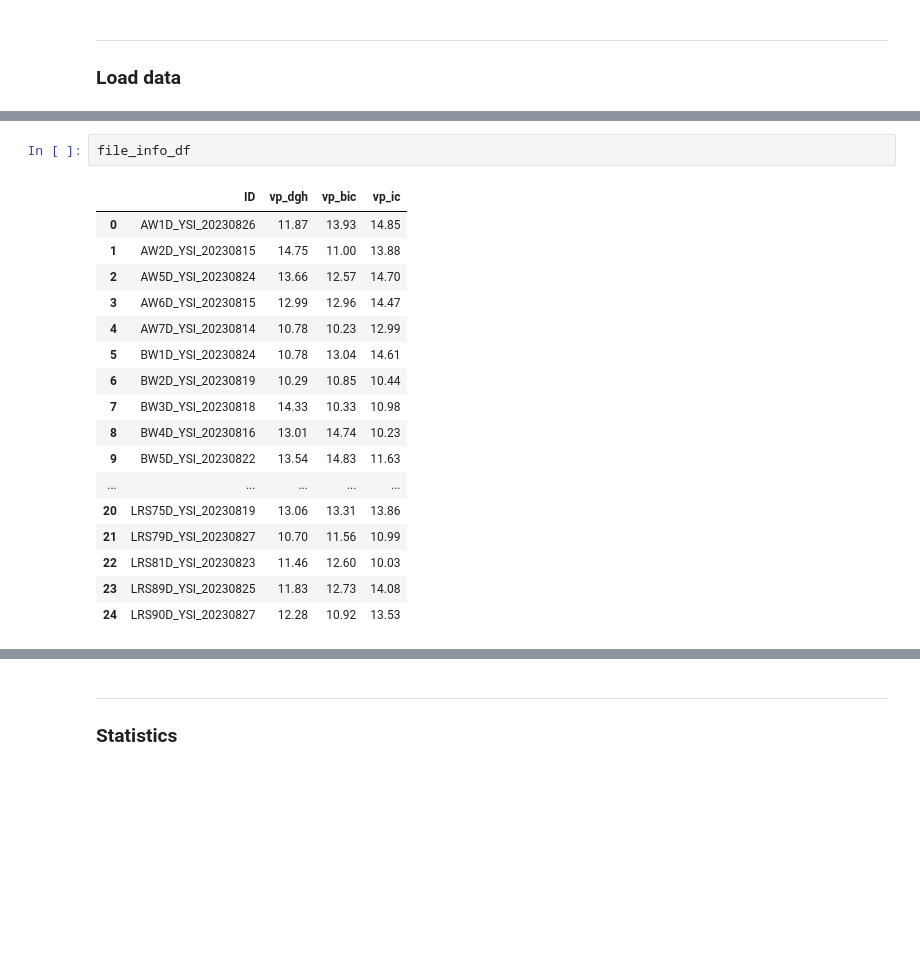
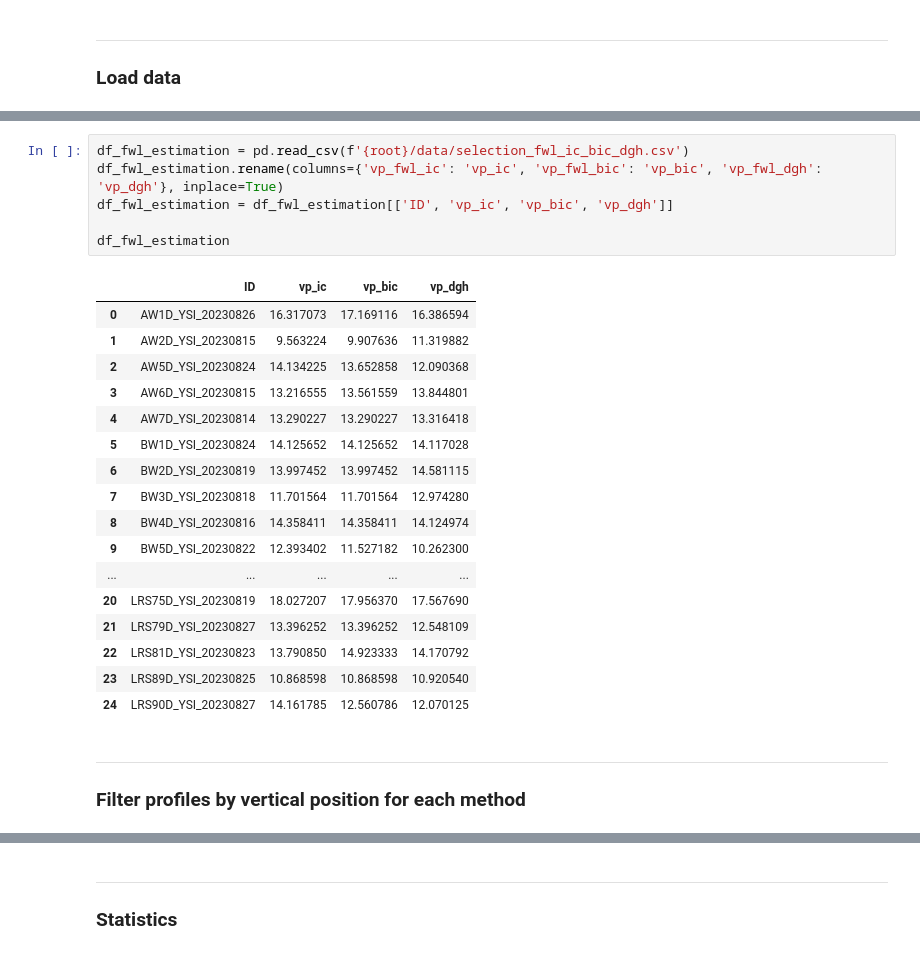
Before and after one commit to androsresearch/freshwater_lens, a Jupyter notebook: notebooks/fwl_statistics.ipynb, the cells around one changed output, grey strips where cells are left out. Saved outputs shown, nothing was run; the diff lists cells and outputs as text; blank space fills up the shorter version.

```diff
--- a/notebooks/fwl_statistics.ipynb
+++ b/notebooks/fwl_statistics.ipynb
@@ -55,21 +35,29 @@ file_info_df = pd.DataFrame(file_info)
-# %%
-file_info_df
-# %% [output]
-|  | ID | vp_dgh | vp_bic | vp_ic |
-| 0 | AW1D_YSI_20230826 | 11.87 | 13.93 | 14.85 |
-| 1 | AW2D_YSI_20230815 | 14.75 | 11.00 | 13.88 |
-| 2 | AW5D_YSI_20230824 | 13.66 | 12.57 | 14.70 |
-| 3 | AW6D_YSI_20230815 | 12.99 | 12.96 | 14.47 |
-| 4 | AW7D_YSI_20230814 | 10.78 | 10.23 | 12.99 |
-| 5 | BW1D_YSI_20230824 | 10.78 | 13.04 | 14.61 |
-| 6 | BW2D_YSI_20230819 | 10.29 | 10.85 | 10.44 |
-| 7 | BW3D_YSI_20230818 | 14.33 | 10.33 | 10.98 |
-| 8 | BW4D_YSI_20230816 | 13.01 | 14.74 | 10.23 |
-| 9 | BW5D_YSI_20230822 | 13.54 | 14.83 | 11.63 |
-| ... | ... | ... | ... | ... |
-| 20 | LRS75D_YSI_20230819 | 13.06 | 13.31 | 13.86 |
-| 21 | LRS79D_YSI_20230827 | 10.70 | 11.56 | 10.99 |
-| 22 | LRS81D_YSI_20230823 | 11.46 | 12.60 | 10.03 |
-| 23 | LRS89D_YSI_20230825 | 11.83 | 12.73 | 14.08 |
-| 24 | LRS90D_YSI_20230827 | 12.28 | 10.92 | 13.53 |
+# %%
+df_fwl_estimation = pd.read_csv(f'{root}/data/selection_fwl_ic_bic_dgh.csv')
+df_fwl_estimation.rename(columns={'vp_fwl_ic': 'vp_ic', 'vp_fwl_bic': 'vp_bic', 'vp_fwl_dgh': 'vp_dgh'}, inplace=True)
+df_fwl_estimation = df_fwl_estimation[['ID', 'vp_ic', 'vp_bic', 'vp_dgh']]
+
+df_fwl_estimation
+# %% [output]
+|  | ID | vp_ic | vp_bic | vp_dgh |
+| 0 | AW1D_YSI_20230826 | 16.317073 | 17.169116 | 16.386594 |
+| 1 | AW2D_YSI_20230815 | 9.563224 | 9.907636 | 11.319882 |
+| 2 | AW5D_YSI_20230824 | 14.134225 | 13.652858 | 12.090368 |
+| 3 | AW6D_YSI_20230815 | 13.216555 | 13.561559 | 13.844801 |
+| 4 | AW7D_YSI_20230814 | 13.290227 | 13.290227 | 13.316418 |
+| 5 | BW1D_YSI_20230824 | 14.125652 | 14.125652 | 14.117028 |
+| 6 | BW2D_YSI_20230819 | 13.997452 | 13.997452 | 14.581115 |
+| 7 | BW3D_YSI_20230818 | 11.701564 | 11.701564 | 12.974280 |
+| 8 | BW4D_YSI_20230816 | 14.358411 | 14.358411 | 14.124974 |
+| 9 | BW5D_YSI_20230822 | 12.393402 | 11.527182 | 10.262300 |
+| ... | ... | ... | ... | ... |
+| 20 | LRS75D_YSI_20230819 | 18.027207 | 17.956370 | 17.567690 |
+| 21 | LRS79D_YSI_20230827 | 13.396252 | 13.396252 | 12.548109 |
+| 22 | LRS81D_YSI_20230823 | 13.790850 | 14.923333 | 14.170792 |
+| 23 | LRS89D_YSI_20230825 | 10.868598 | 10.868598 | 10.920540 |
+| 24 | LRS90D_YSI_20230827 | 14.161785 | 12.560786 | 12.070125 |
+# %% [markdown]
+---
+
+### **Filter profiles by vertical position for each method**
 # %%
```
Also changed, not shown: parts of 8 cells of this notebook.
